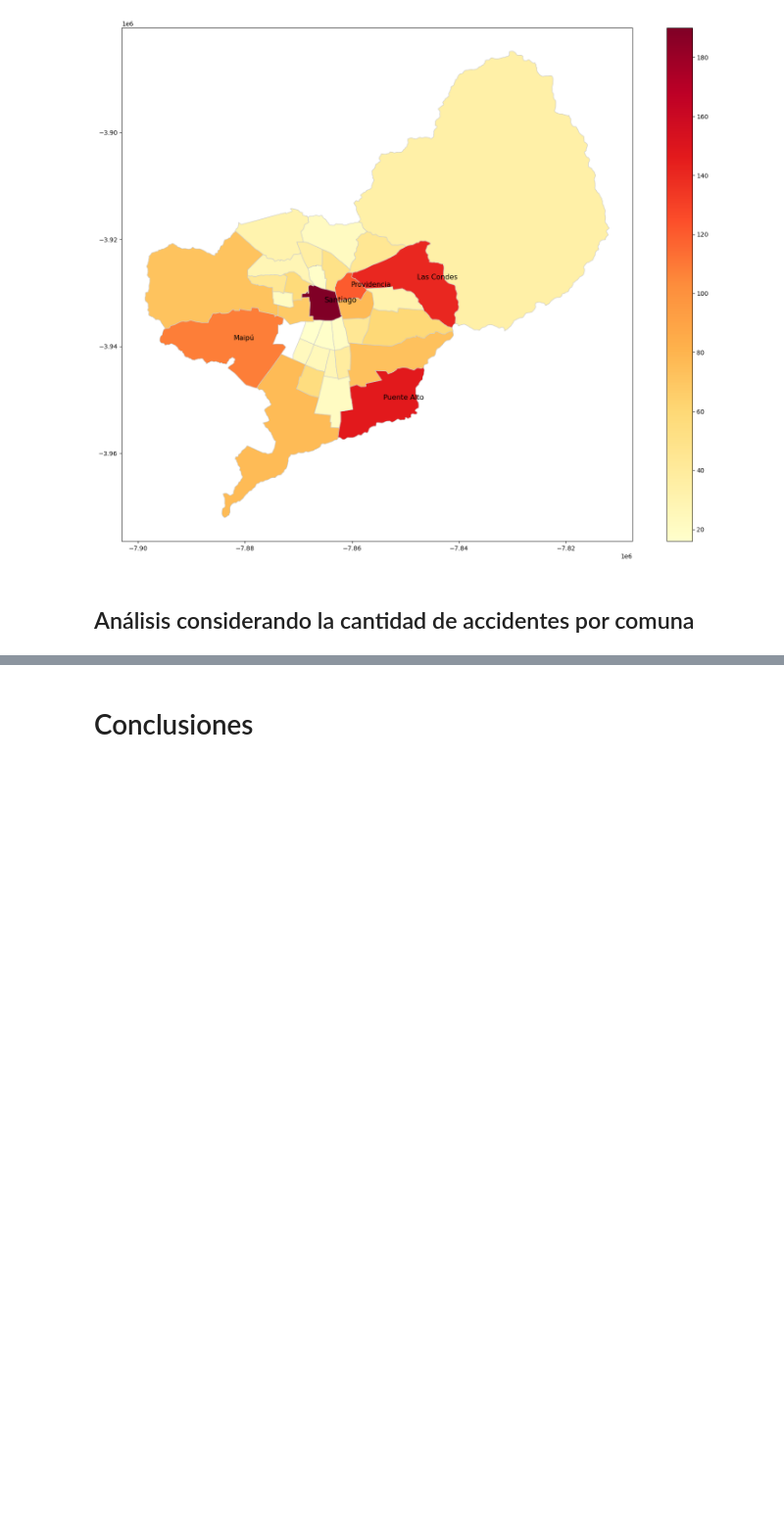
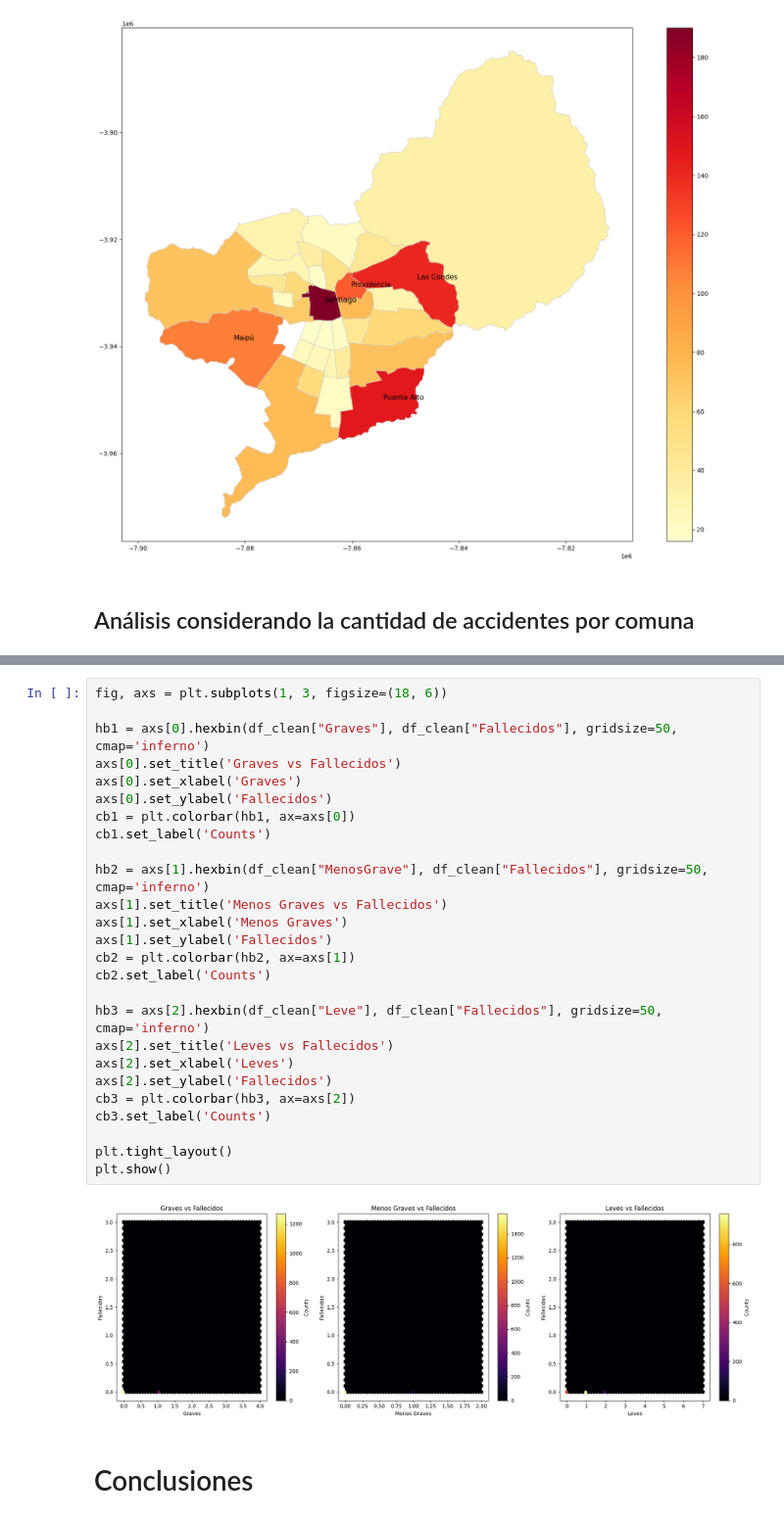
Before and after one commit to cesarcarrascog/data-science-portfolio, a Jupyter notebook: Georeferenced Car Accidents (Santiago de Chile)/geo_car_acc.ipynb, the cells around one changed output, grey strips where cells are left out. Shown: that part at 98% size. Cells and saved outputs as stored; diff of their text form; blank space fills up the shorter version.

```diff
--- a/Georeferenced Car Accidents (Santiago de Chile)/geo_car_acc.ipynb
+++ b/Georeferenced Car Accidents (Santiago de Chile)/geo_car_acc.ipynb
@@ -325,3 +330,31 @@ plt.show()
+# %%
+fig, axs = plt.subplots(1, 3, figsize=(18, 6))
+
+hb1 = axs[0].hexbin(df_clean["Graves"], df_clean["Fallecidos"], gridsize=50, cmap='inferno')
+axs[0].set_title('Graves vs Fallecidos')
+axs[0].set_xlabel('Graves')
+axs[0].set_ylabel('Fallecidos')
+cb1 = plt.colorbar(hb1, ax=axs[0])
+cb1.set_label('Counts')
+
+hb2 = axs[1].hexbin(df_clean["MenosGrave"], df_clean["Fallecidos"], gridsize=50, cmap='inferno')
+axs[1].set_title('Menos Graves vs Fallecidos')
+axs[1].set_xlabel('Menos Graves')
+axs[1].set_ylabel('Fallecidos')
+cb2 = plt.colorbar(hb2, ax=axs[1])
+cb2.set_label('Counts')
+
+hb3 = axs[2].hexbin(df_clean["Leve"], df_clean["Fallecidos"], gridsize=50, cmap='inferno')
+axs[2].set_title('Leves vs Fallecidos')
+axs[2].set_xlabel('Leves')
+axs[2].set_ylabel('Fallecidos')
+cb3 = plt.colorbar(hb3, ax=axs[2])
+cb3.set_label('Counts')
+
+plt.tight_layout()
+plt.show()
+# %% [output]
+[figure, added]
 # %% [markdown]
 # Conclusiones
 # %% [markdown]
```
Also changed, not shown: parts of 8 cells of this notebook.
